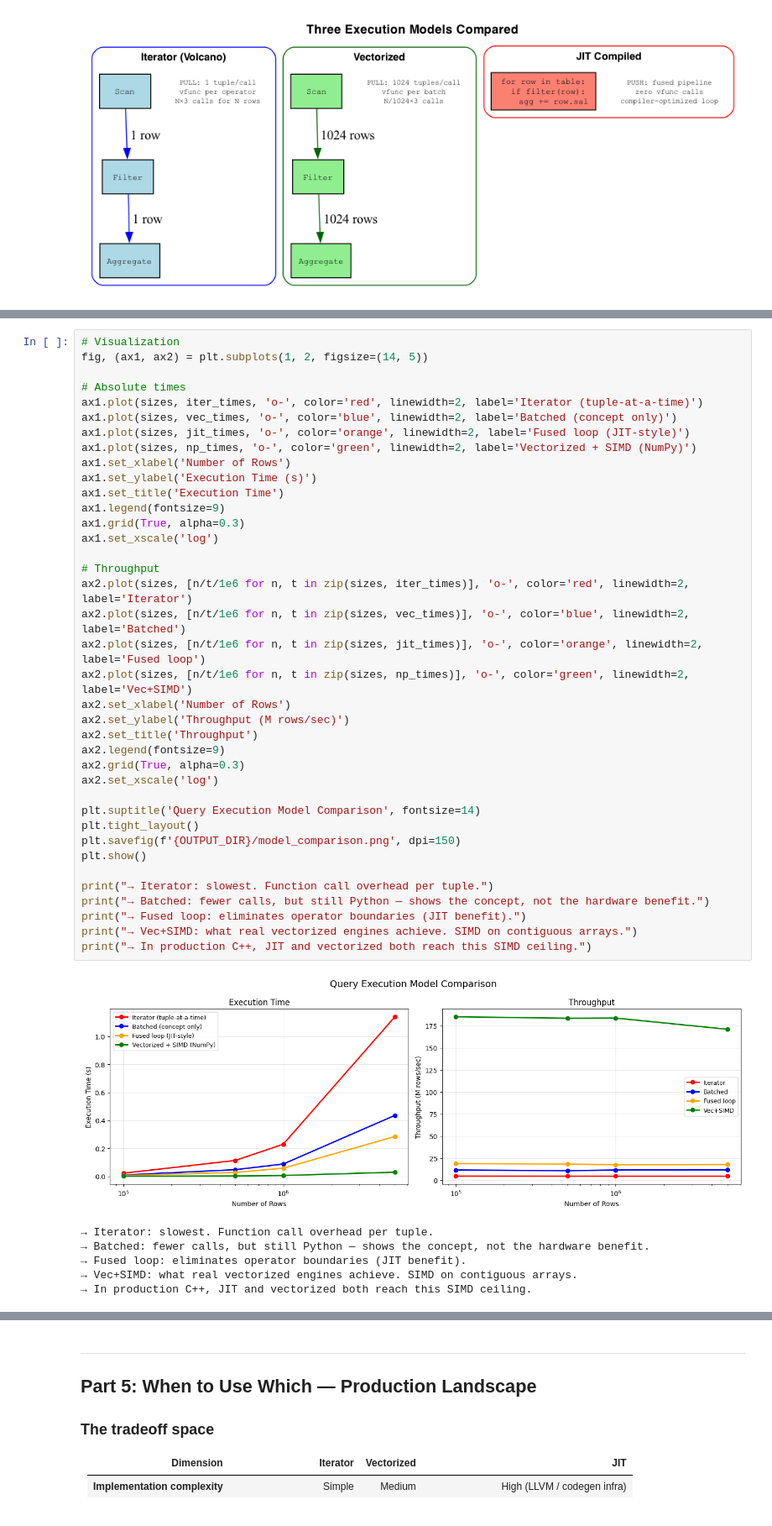
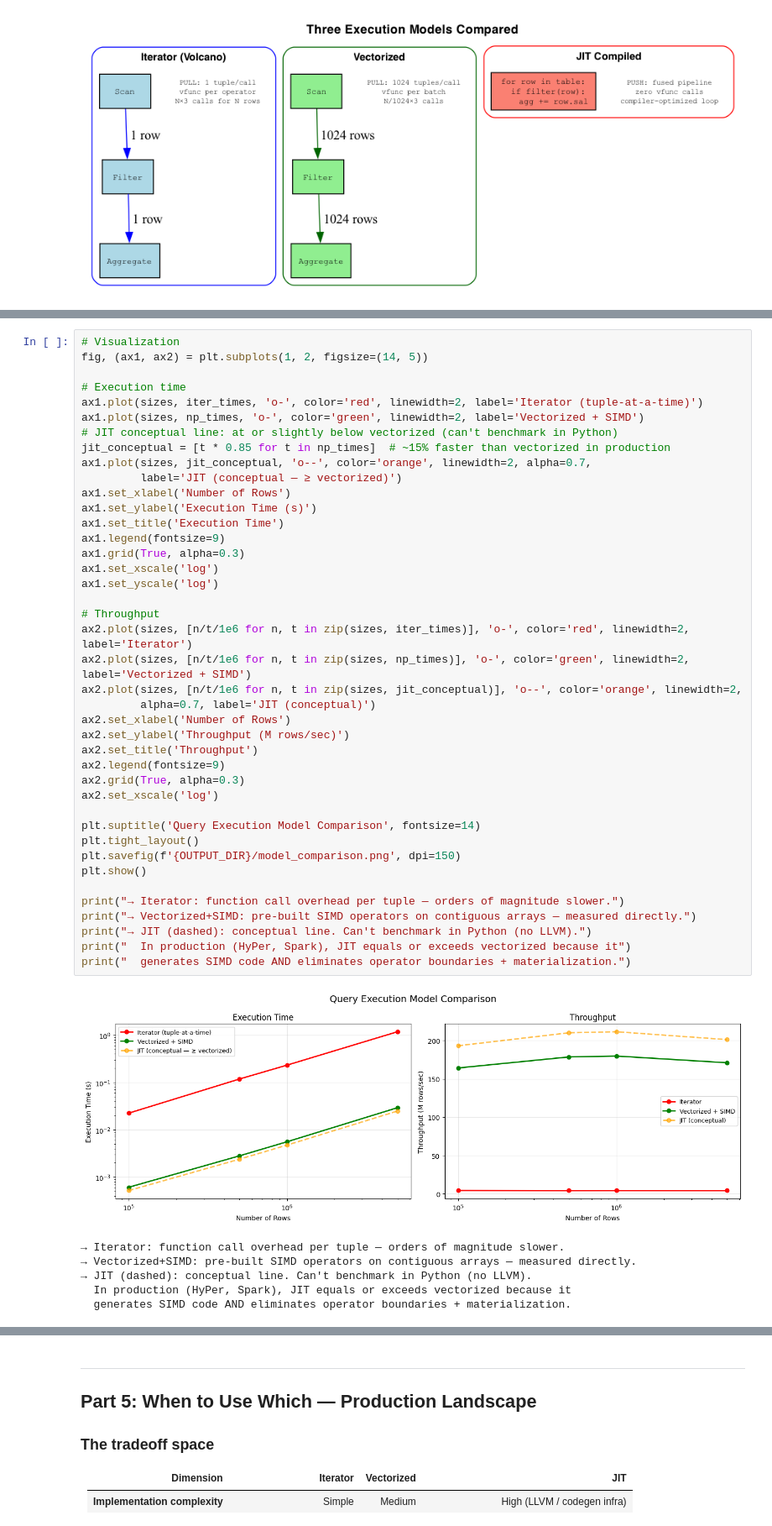
Before and after one commit to datasystemsfoundations/execution-paradigms-lab, a Jupyter notebook: lab_query_exec.ipynb, the cells around one changed output, grey strips where cells are left out. Shown at 84% size. Drawn from its saved outputs; the diff is of its cells as text.

```diff
--- a/lab_query_exec.ipynb
+++ b/lab_query_exec.ipynb
@@ -679,45 +569,48 @@ for i, n in enumerate(sizes):
 # %%
 # Visualization
 fig, (ax1, ax2) = plt.subplots(1, 2, figsize=(14, 5))
 
-# Absolute times
+# Execution time
 ax1.plot(sizes, iter_times, 'o-', color='red', linewidth=2, label='Iterator (tuple-at-a-time)')
-ax1.plot(sizes, vec_times, 'o-', color='blue', linewidth=2, label='Batched (concept only)')
-ax1.plot(sizes, jit_times, 'o-', color='orange', linewidth=2, label='Fused loop (JIT-style)')
-ax1.plot(sizes, np_times, 'o-', color='green', linewidth=2, label='Vectorized + SIMD (NumPy)')
+ax1.plot(sizes, np_times, 'o-', color='green', linewidth=2, label='Vectorized + SIMD')
+# JIT conceptual line: at or slightly below vectorized (can't benchmark in Python)
+jit_conceptual = [t * 0.85 for t in np_times]  # ~15% faster than vectorized in production
+ax1.plot(sizes, jit_conceptual, 'o--', color='orange', linewidth=2, alpha=0.7,
+         label='JIT (conceptual — ≥ vectorized)')
 ax1.set_xlabel('Number of Rows')
 ax1.set_ylabel('Execution Time (s)')
 ax1.set_title('Execution Time')
 ax1.legend(fontsize=9)
 ax1.grid(True, alpha=0.3)
 ax1.set_xscale('log')
+ax1.set_yscale('log')
 
 # Throughput
 ax2.plot(sizes, [n/t/1e6 for n, t in zip(sizes, iter_times)], 'o-', color='red', linewidth=2, label='Iterator')
-ax2.plot(sizes, [n/t/1e6 for n, t in zip(sizes, vec_times)], 'o-', color='blue', linewidth=2, label='Batched')
-ax2.plot(sizes, [n/t/1e6 for n, t in zip(sizes, jit_times)], 'o-', color='orange', linewidth=2, label='Fused loop')
-ax2.plot(sizes, [n/t/1e6 for n, t in zip(sizes, np_times)], 'o-', color='green', linewidth=2, label='Vec+SIMD')
+ax2.plot(sizes, [n/t/1e6 for n, t in zip(sizes, np_times)], 'o-', color='green', linewidth=2, label='Vectorized + SIMD')
+ax2.plot(sizes, [n/t/1e6 for n, t in zip(sizes, jit_conceptual)], 'o--', color='orange', linewidth=2,
+         alpha=0.7, label='JIT (conceptual)')
 ax2.set_xlabel('Number of Rows')
 ax2.set_ylabel('Throughput (M rows/sec)')
 ax2.set_title('Throughput')
 ax2.legend(fontsize=9)
 ax2.grid(True, alpha=0.3)
 ax2.set_xscale('log')
 
 plt.suptitle('Query Execution Model Comparison', fontsize=14)
 plt.tight_layout()
 plt.savefig(f'{OUTPUT_DIR}/model_comparison.png', dpi=150)
 plt.show()
 
-print("→ Iterator: slowest. Function call overhead per tuple.")
-print("→ Batched: fewer calls, but still Python — shows the concept, not the hardware benefit.")
-print("→ Fused loop: eliminates operator boundaries (JIT benefit).")
-print("→ Vec+SIMD: what real vectorized engines achieve. SIMD on contiguous arrays.")
-print("→ In production C++, JIT and vectorized both reach this SIMD ceiling.")
+print("→ Iterator: function call overhead per tuple — orders of magnitude slower.")
+print("→ Vectorized+SIMD: pre-built SIMD operators on contiguous arrays — measured directly.")
+print("→ JIT (dashed): conceptual line. Can't benchmark in Python (no LLVM).")
+print("  In production (HyPer, Spark), JIT equals or exceeds vectorized because it")
+print("  generates SIMD code AND eliminates operator boundaries + materialization.")
 # %% [output]
-[figure, old version]
+[figure, new version]
-→ Iterator: slowest. Function call overhead per tuple.
-→ Batched: fewer calls, but still Python — shows the concept, not the hardware benefit.
-→ Fused loop: eliminates operator boundaries (JIT benefit).
-→ Vec+SIMD: what real vectorized engines achieve. SIMD on contiguous arrays.
-→ In production C++, JIT and vectorized both reach this SIMD ceiling.
+→ Iterator: function call overhead per tuple — orders of magnitude slower.
+→ Vectorized+SIMD: pre-built SIMD operators on contiguous arrays — measured directly.
+→ JIT (dashed): conceptual line. Can't benchmark in Python (no LLVM).
+  In production (HyPer, Spark), JIT equals or exceeds vectorized because it
+  generates SIMD code AND eliminates operator boundaries + materialization.
```
Also changed, not shown: parts of 10 cells of this notebook.
